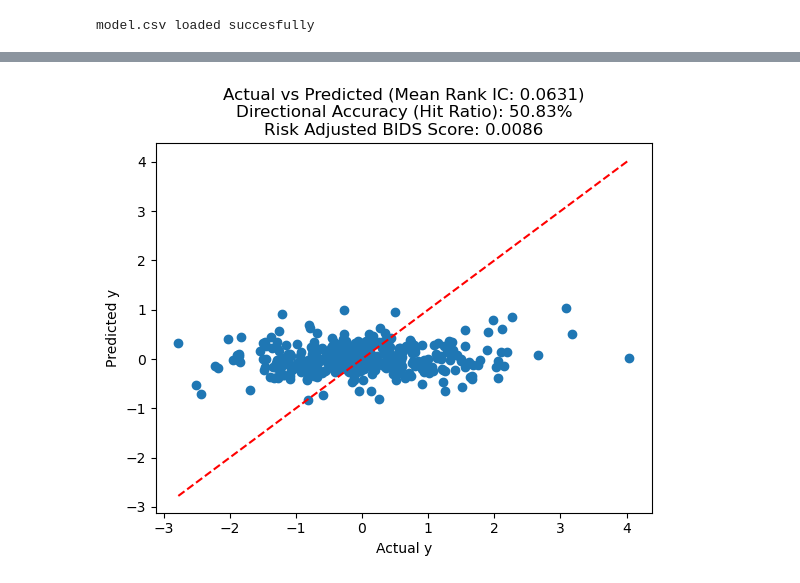
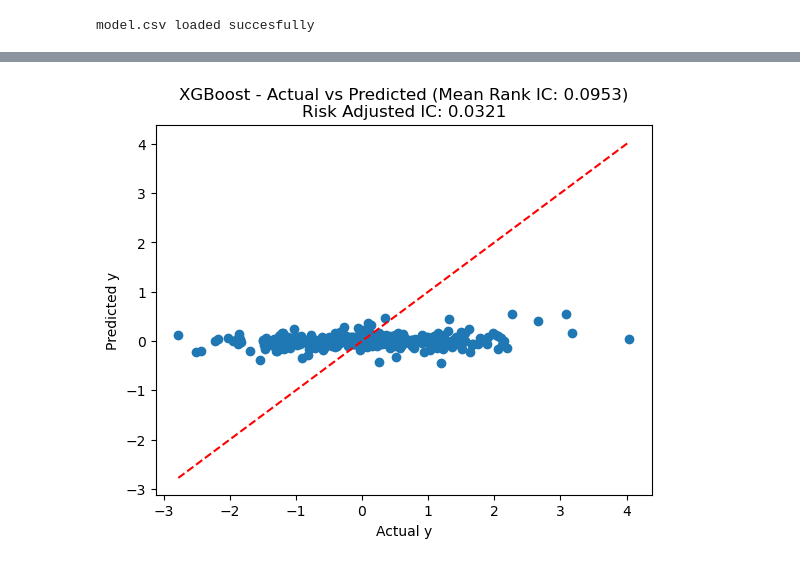
Before and after one commit to jaimebeng/TFG, a Jupyter notebook: notebooks/04_model_training.ipynb, the cells around one changed output, grey strips where cells are left out. Drawn from its saved outputs; the diff is of its cells as text; code cells hidden in the pictures.

```diff
--- a/notebooks/04_model_training.ipynb
+++ b/notebooks/04_model_training.ipynb
@@ -491,12 +466,12 @@ class RollingOptunaSearch():
 
     def __init__(self, model_builder, min_train_size=24, n_trials=30, sampler=None, pruner=None, verbose=1):
         self.model_builder = model_builder
-        self.scorer_ = bids
+        self.scorer_ = spearmanr
         self.min_train_size = min_train_size
         self.n_trials = n_trials
         self.verbose = verbose
         self.sampler = sampler or optuna.samplers.TPESampler(multivariate=True, seed=42)
-        self.pruner = pruner or optuna.pruners.SuccessiveHalvingPruner(min_resource=2, reduction_factor=3, min_early_stopping_rate=0)
+        self.pruner = pruner or optuna.pruners.MedianPruner(n_startup_trials=10, n_warmup_steps=15)
 
     def _build_objective(self, Xs, y, lens):
 
@@ -515,7 +490,7 @@ class RollingOptunaSearch():
 
                 model_base.fit(Xs[t][:train_len], y[:train_len])
                 y_pred = model_base.predict(Xs[t][train_len:])
-                score = scorer(y_pred, y[train_len:len(Xs[t])])
+                score = scorer(y_pred, y[train_len:len(Xs[t])])[0]
                 scores.append(score)
                 current_mean = np.mean(scores)
 
@@ -524,9 +499,9 @@ class RollingOptunaSearch():
                     raise optuna.exceptions.TrialPruned()
 
             mu = np.mean(scores)
-            sigma = np.std(scores) + 1e-6
+            sigma = np.std(scores) + 1e-8
 
-            # Return the Risk-Adjusted BIDS, this favors high-performing models that don't fluctuate wildly month-to-month
+            # Return the Risk-Adjusted IC, this favors high-performing models that don't fluctuate wildly month-to-month
             return mu * (mu / sigma)
 
         return objective
@@ -542,9 +517,9 @@ class RollingOptunaSearch():
             pruner=self.pruner
         )
 
-        optuna_jobs = 1 if self.parallel_windows else -1
+        optuna_jobs = 1
 
-        study.optimize(self._build_objective(X, y, lens), n_trials=self.n_trials,n_jobs=optuna_jobs)
+        study.optimize(self._build_objective(X, y, lens), n_trials=self.n_trials, n_jobs=optuna_jobs)
 
         self.study_ = study
         self.best_params_ = study.best_params
@@ -677,27 +650,24 @@ Index(['Semi-annual Log Returns', 'Parkinson Volatility', 'MA20',
 # %%
-# XGBoost - OPTIMIZED search space (tighter to prevent overfitting)
-
 def xg_builder(trial):
     return XGBRegressor(
-        n_estimators=trial.suggest_int("n_estimators", 150, 1200),
-        max_depth=trial.suggest_int("max_depth", 5, 10),
-        learning_rate=trial.suggest_float("learning_rate", 0.005, 0.08, log=True),
-        min_child_weight=trial.suggest_float("min_child_weight", 0.8, 1.5, log=True),
-        gamma=trial.suggest_float("gamma", 0.0, 0.1),
-        reg_alpha=trial.suggest_float("reg_alpha", 1e-5, 0.05, log=True),
-        reg_lambda=trial.suggest_float("reg_lambda", 0.8, 3.0, log=True),
-        subsample=trial.suggest_float("subsample", 0.7, 1.0),
-        colsample_bytree=trial.suggest_float("colsample_bytree", 0.7, 1.0),
-        n_jobs=1,
+        n_estimators=trial.suggest_int("n_estimators", 60, 150),
+        max_depth=trial.suggest_int("max_depth", 1, 3),
+        learning_rate=trial.suggest_float("learning_rate", 0.015, 0.10, log=True),
+        min_child_weight=trial.suggest_float("min_child_weight", 3.0, 12.0, log=True),
+        gamma=trial.suggest_float("gamma", 0.02, 0.25),
+        reg_alpha=trial.suggest_float("reg_alpha", 1e-4, 0.2, log=True),
+        reg_lambda=trial.suggest_float("reg_lambda", 1.5, 6.0, log=True),
+        subsample=trial.suggest_float("subsample", 0.40, 0.70),
+        colsample_bytree=trial.suggest_float("colsample_bytree", 0.40, 0.75),
+        n_jobs=-1,
         random_state=42
     )
 
 grid = RollingOptunaSearch(
     xg_builder,
     min_train_size=12,
-    n_trials=260,
-    pruner=optuna.pruners.SuccessiveHalvingPruner(min_resource=2, reduction_factor=3, min_early_stopping_rate=0),
-    sampler=optuna.samplers.TPESampler(seed=42),
+    n_trials=80,
+    pruner=optuna.pruners.MedianPruner(n_startup_trials=10, n_warmup_steps=15),
     verbose=0
 )
 
@@ -735,11 +705,10 @@ for t in range(train_months,len(X_val)):
     y_trues.append(y_val[n_prev:len(X_curr)])
 
 ics = [spearmanr(y_pred,y_true)[0] for y_pred,y_true in zip(y_preds,y_trues)]
-bids_scores = [bids(y_pred,y_true) for y_pred,y_true in zip(y_preds,y_trues)]
-mu = np.mean(bids_scores)
-sigma = np.std(bids_scores) + 1e-6
-# Return the Risk-Adjusted BIDS, this favors high-performing models that don't fluctuate wildly month-to-month
-ra_bids = mu * (mu / sigma)
+mu = np.mean(ics)
+sigma = np.std(ics) + 1e-8
+# Return the Risk-Adjusted IC, this favors high-performing models that don't fluctuate wildly month-to-month
+ra_ic = mu * (mu / sigma)
 
 y_pred = np.concatenate(y_preds)
 y_true = np.concatenate(y_trues)
@@ -749,6 +718,6 @@ plt.xlabel("Actual y")
 plt.ylabel("Predicted y")
 plt.plot([y_true.min(), y_true.max()], [y_true.min(),y_true.max()], 'r--')
 sign_accuracy = np.mean(np.sign(y_true) == np.sign(y_pred))
-plt.title(f"Actual vs Predicted (Mean Rank IC: {np.mean(ics):.4f})\nDirectional Accuracy (Hit Ratio): {sign_accuracy:.2%}\nRisk Adjusted BIDS Score: {ra_bids:.4f}")
+plt.title(f"XGBoost - Actual vs Predicted (Mean Rank IC: {np.mean(ics):.4f})\nRisk Adjusted IC: {ra_ic:.4f}")
 plt.show()
 # %% [output]
@@ -789,4 +758,4 @@ Index(['Semi-annual Log Returns', 'Parkinson Volatility', 'MA20',
-[figure, old version]
+[figure, new version]
 # %%
 # try out simple mlp but with pytorch for gpu accelaration
 
```
Also changed, not shown: parts of 19 cells of this notebook.
